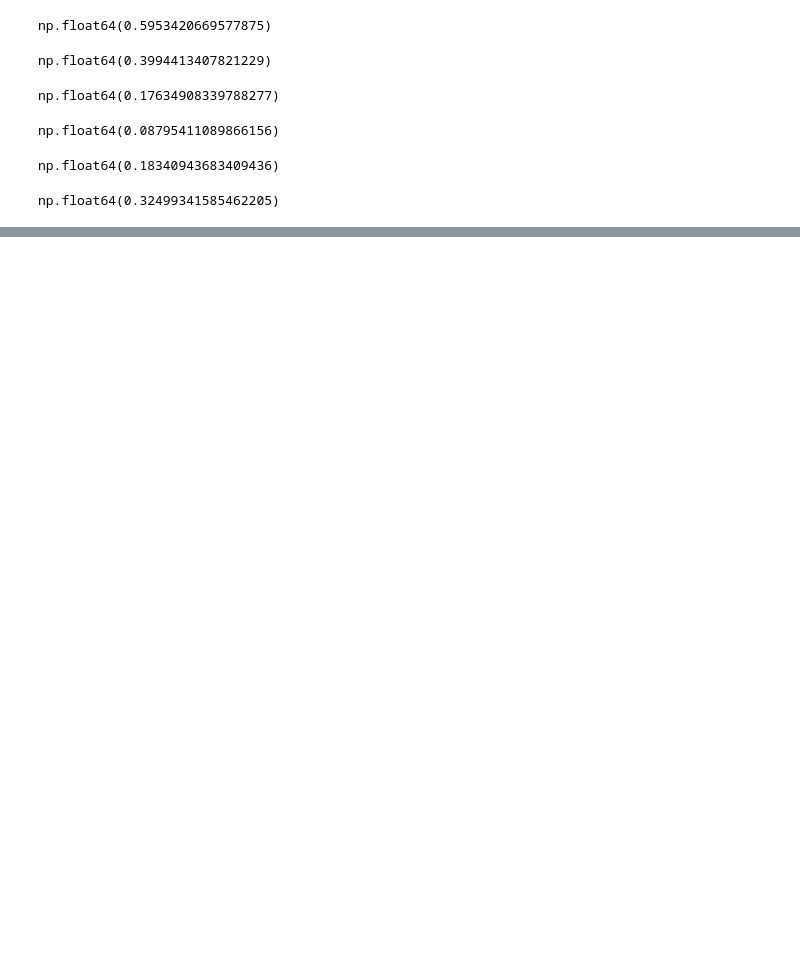
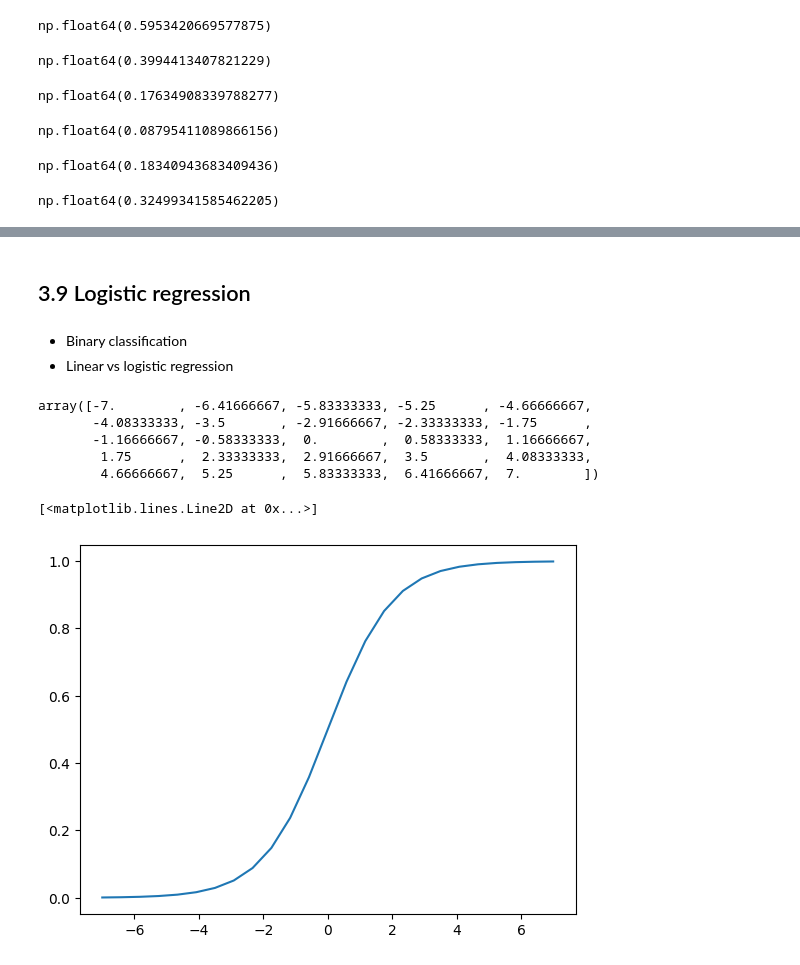
Before and after one commit to pepecg82/ml-zoomcamp, a Jupyter notebook: 03-churn_pred_project/03-churn-live.ipynb, the cells around one changed output, grey strips where cells are left out. Cells and saved outputs as stored; diff of their text form; code cells hidden in the pictures; blank space fills up the shorter version.

```diff
--- a/03-churn_pred_project/03-churn-live.ipynb
+++ b/03-churn_pred_project/03-churn-live.ipynb
@@ -405,0 +422,22 @@ np.float64(0.32499341585462205)
+# %% [markdown]
+## 3.9 Logistic regression
+# %% [markdown]
+-  Binary classification
+-  Linear vs logistic regression
+# %%
+z = np.linspace(-7, 7, 25)
+z
+# %% [output]
+array([-7.        , -6.41666667, -5.83333333, -5.25      , -4.66666667,
+       -4.08333333, -3.5       , -2.91666667, -2.33333333, -1.75      ,
+       -1.16666667, -0.58333333,  0.        ,  0.58333333,  1.16666667,
+        1.75      ,  2.33333333,  2.91666667,  3.5       ,  4.08333333,
+        4.66666667,  5.25      ,  5.83333333,  6.41666667,  7.        ])
+# %%
+def sigmoid(z):
+    return 1 / (1 + np.exp(-z))
+# %%
+plt.plot(z, sigmoid(z))
+# %% [output]
+[<matplotlib.lines.Line2D at 0x...>]
+[figure, added]
```
Also changed, not shown: parts of 10 cells of this notebook.
